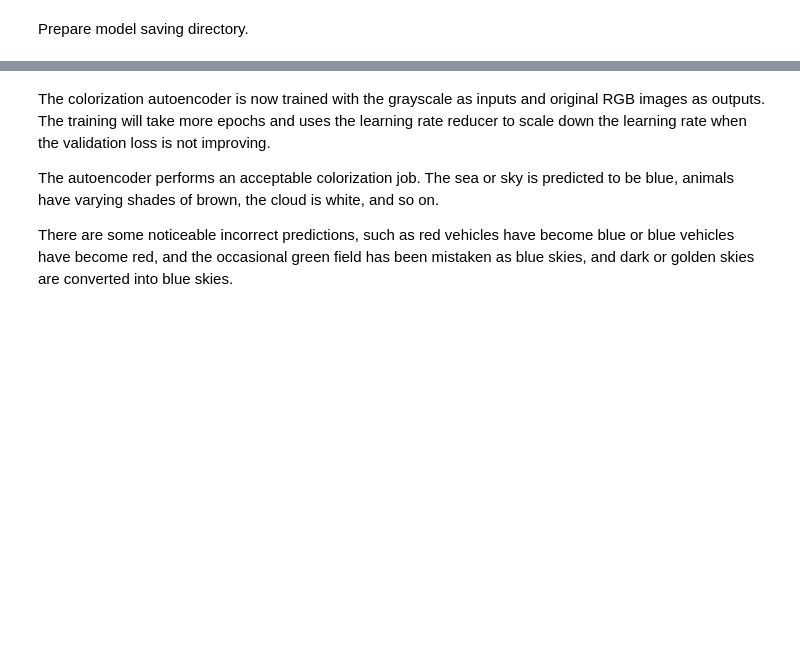
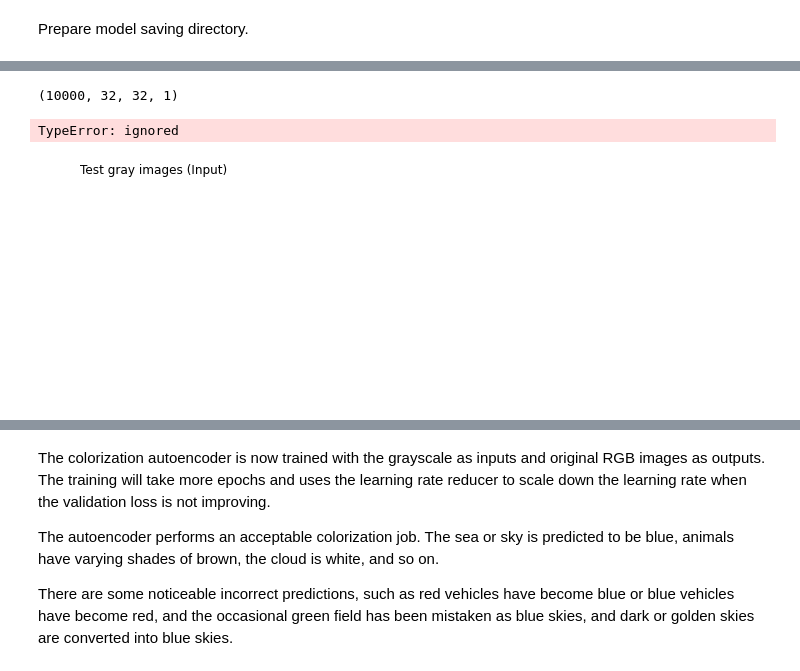
Before and after one commit to rahiakela/advanced-deep-learning-with-tensorflow-2-and-keras, a Jupyter notebook: automatic_image_colorization_using_autoencoder.ipynb, the cells around one changed output, grey strips where cells are left out. Saved outputs shown, nothing was run; the diff lists cells and outputs as text; code cells hidden in the pictures; blank space fills up the shorter version.

```diff
--- a/automatic_image_colorization_using_autoencoder.ipynb
+++ b/automatic_image_colorization_using_autoencoder.ipynb
@@ -328,0 +345,17 @@ Epoch 00030: val_loss did not improve from 0.00746
+# %%
+x_test_gray.shape
+# %% [output]
+(10000, 32, 32, 1)
+# %%
+imgs = x_test_gray[:1, :, :]
+#imgs = imgs.reshape((img_rows, img_cols, 1))
+
+plt.figure()
+plt.axis('off')
+plt.title('Test gray images (Input)')
+plt.imshow(imgs, interpolation='none', cmap='gray')
+plt.savefig('%s/test_gray.png' % imgs_dir)
+plt.show()
+# %% [output]
+TypeError: ignored
+[figure, added]
```
Also changed, not shown: parts of 7 cells of this notebook.
